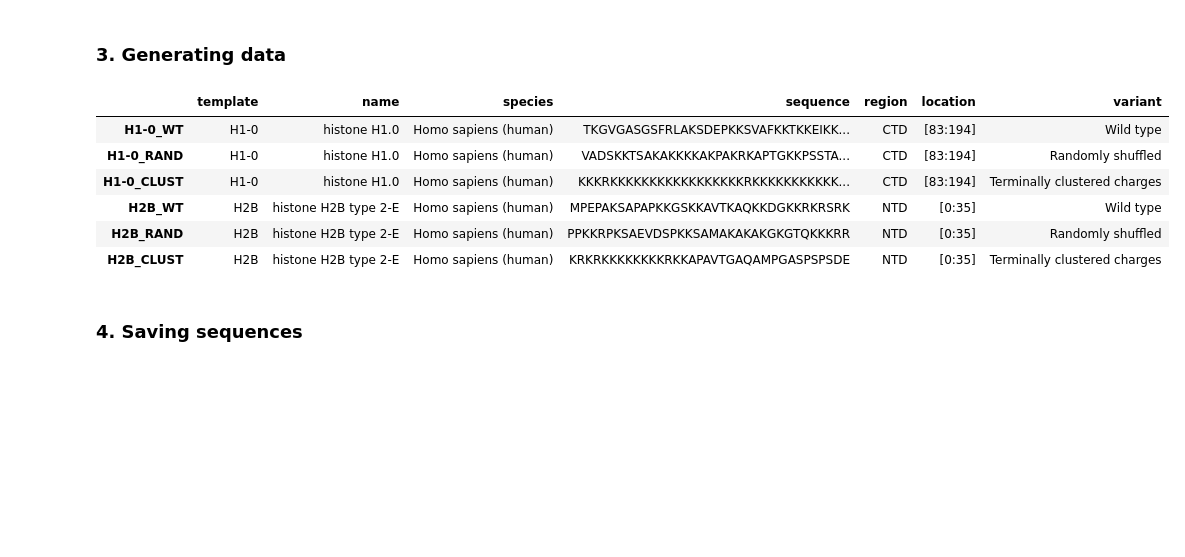
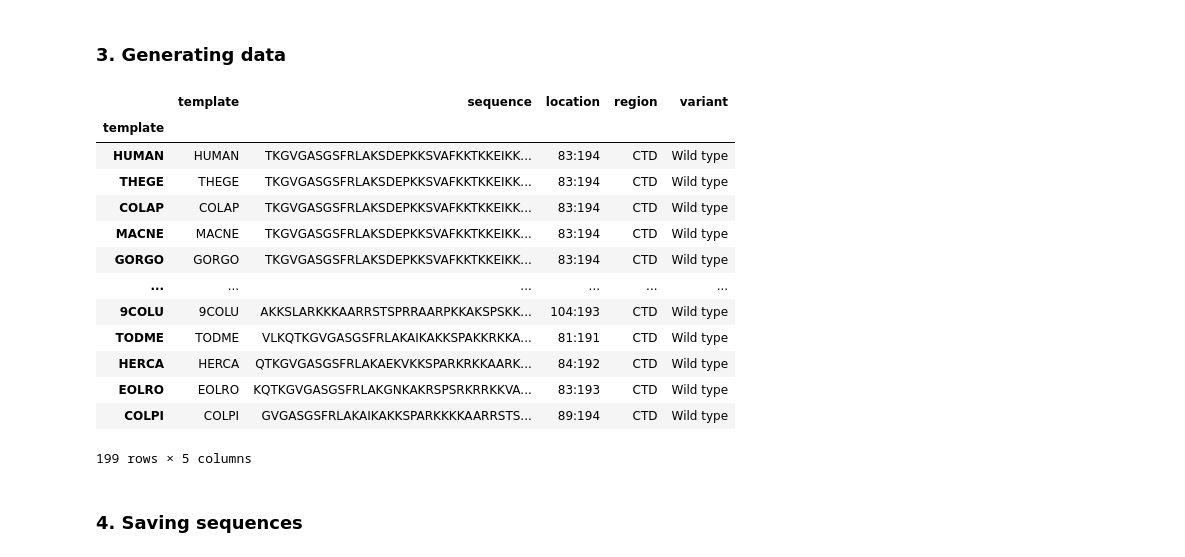
Before and after one commit to frederikespersen/OrthoIDP, a Jupyter notebook: Data.ipynb, the cells around one changed output. Cells and saved outputs as stored; diff of their text form; code cells hidden in the pictures; blank space fills up the shorter version.

Commit message:
New data generation

```diff
--- a/Data.ipynb
+++ b/Data.ipynb
@@ -10,0 +29,2 @@ from src import process_data
+# %%
+experiment = 'ortho'
@@ -10,0 +86,6 @@ from src import process_data
+# %%
+# Setting IDs as UniProt protein name species suffix
+if experiment == 'ortho':
+    metadata['templates'] = {record['name'].split('_')[1]: record for record in metadata['templates'].values()}
+
+metadata['templates'].keys()
@@ -11 +96,5 @@ from src import process_data
+# %%
+# Saving metadata
+with open(metadata_path, 'w') as file:
+    json.dump(metadata, file, indent=4)
 # %% [markdown]
@@ -30,52 +124,59 @@ experiment = 'initial'
 # %%
 # Only wildtype
 variants = 'wt'
-# %%
-# All
-variants = process_data.variant_types.keys()
 # %% [markdown]
 ### 3. Generating data
 # %%
 # Getting experiment json
 metadata_path = f'exp/{experiment}/{experiment}.json'
 with open(metadata_path, 'r') as file:
     metadata = json.load(file)
 
 # Initiating DataFrame
-gp_files = [process_data.get_protein_gp(an) for an in metadata['accession_numbers'].values()]
-data = pd.DataFrame(index=metadata['accession_numbers'].keys())
+proteins = []
+not_IDP = []
+for id, fields in tqdm(metadata['templates'].items()):
+    try:
+        seq, loc, reg = process_data.get_protein_idr(uniprot_id=fields['uniprot_id'], i_idr=0, length_order=True)
+    except ValueError:
+        not_IDP.append((id, fields['uniprot_id']))
+        continue
+    proteins.append({'template': id, 'sequence': seq, 'location': loc, 'region': reg})
+if not_IDP:
+    print(f"The following {len(not_IDP)} UniProt IDs did not return IDPs:")
+    print(*[f" - {uid}\t({id})" for id, uid in not_IDP], sep='\n')
+data = pd.DataFrame(proteins)
 
-# Gathering data
-data['template'] = data.index
-data['name'] = [gp.description.split('[')[0][:-1] for gp in gp_files]
-data['species'] = [gp.annotations['source'] for gp in gp_files]
-
-# Extracting IDR
-data['sequence'] = [process_data.extract_idr(gp, length_order=True)[0] for gp in gp_files]
-data['region'] = [process_data.extract_idr(gp, length_order=True)[1] for gp in gp_files]
-data['location'] = [process_data.extract_idr(gp, length_order=True)[2] for gp in gp_files]
-
-# Expanding dataframe to included all variants
+# Expanding dataframe to include all variants
 data['variant'] = [variants]*len(data)
-data = data.explode('variant')
-if len(variants) > 1:
+if type(variants) == list:
+    data = data.explode('variant')
     data.index = data['template'] + '_' + data['variant'].str.upper()
+else:
+    data.index = data['template']
 
 # Generating variant sequence
 data['sequence'] = data.apply(lambda row: process_data.generate_variant(row['sequence'], row['variant']), axis=1)
 
 # Setting variant description
 data['variant'] = data.apply(lambda row: process_data.variant_types[row['variant']]['name'], axis=1)
 
 data
 # %% [output]
-|  | template | name | species | sequence | region | location | variant |
-| H1-0_WT | H1-0 | histone H1.0 | Homo sapiens (human) | TKGVGASGSFRLAKSDEPKKSVAFKKTKKEIKK... | CTD | [83:194] | Wild type |
-| H1-0_RAND | H1-0 | histone H1.0 | Homo sapiens (human) | VADSKKTSAKAKKKKAKPAKRKAPTGKKPSSTA... | CTD | [83:194] | Randomly shuffled |
-| H1-0_CLUST | H1-0 | histone H1.0 | Homo sapiens (human) | KKKRKKKKKKKKKKKKKKKKKRKKKKKKKKKKK... | CTD | [83:194] | Terminally clustered charges |
-| H2B_WT | H2B | histone H2B type 2-E | Homo sapiens (human) | MPEPAKSAPAPKKGSKKAVTKAQKKDGKKRKRSRK | NTD | [0:35] | Wild type |
-| H2B_RAND | H2B | histone H2B type 2-E | Homo sapiens (human) | PPKKRPKSAEVDSPKKSAMAKAKAKGKGTQKKKRR | NTD | [0:35] | Randomly shuffled |
-| H2B_CLUST | H2B | histone H2B type 2-E | Homo sapiens (human) | KRKRKKKKKKKKRKKAPAVTGAQAMPGASPSPSDE | NTD | [0:35] | Terminally clustered charges |
+|  | template | sequence | location | region | variant |
+| template |  |  |  |  |  |
+| HUMAN | HUMAN | TKGVGASGSFRLAKSDEPKKSVAFKKTKKEIKK... | 83:194 | CTD | Wild type |
+| THEGE | THEGE | TKGVGASGSFRLAKSDEPKKSVAFKKTKKEIKK... | 83:194 | CTD | Wild type |
+| COLAP | COLAP | TKGVGASGSFRLAKSDEPKKSVAFKKTKKEIKK... | 83:194 | CTD | Wild type |
+| MACNE | MACNE | TKGVGASGSFRLAKSDEPKKSVAFKKTKKEIKK... | 83:194 | CTD | Wild type |
+| GORGO | GORGO | TKGVGASGSFRLAKSDEPKKSVAFKKTKKEIKK... | 83:194 | CTD | Wild type |
+| ... | ... | ... | ... | ... | ... |
+| 9COLU | 9COLU | AKKSLARKKKAARRSTSPRRAARPKKAKSPSKK... | 104:193 | CTD | Wild type |
+| TODME | TODME | VLKQTKGVGASGSFRLAKAIKAKKSPAKKRKKA... | 81:191 | CTD | Wild type |
+| HERCA | HERCA | QTKGVGASGSFRLAKAEKVKKSPARKRKKAARK... | 84:192 | CTD | Wild type |
+| EOLRO | EOLRO | KQTKGVGASGSFRLAKGNKAKRSPSRKRRKKVA... | 83:193 | CTD | Wild type |
+| COLPI | COLPI | GVGASGSFRLAKAIKAKKSPARKKKKAARRSTS... | 89:194 | CTD | Wild type |
+199 rows × 5 columns
 # %% [markdown]
 ### 4. Saving sequences
 # %%
```
Also changed, not shown: parts of 19 cells of this notebook, 6 other files.
